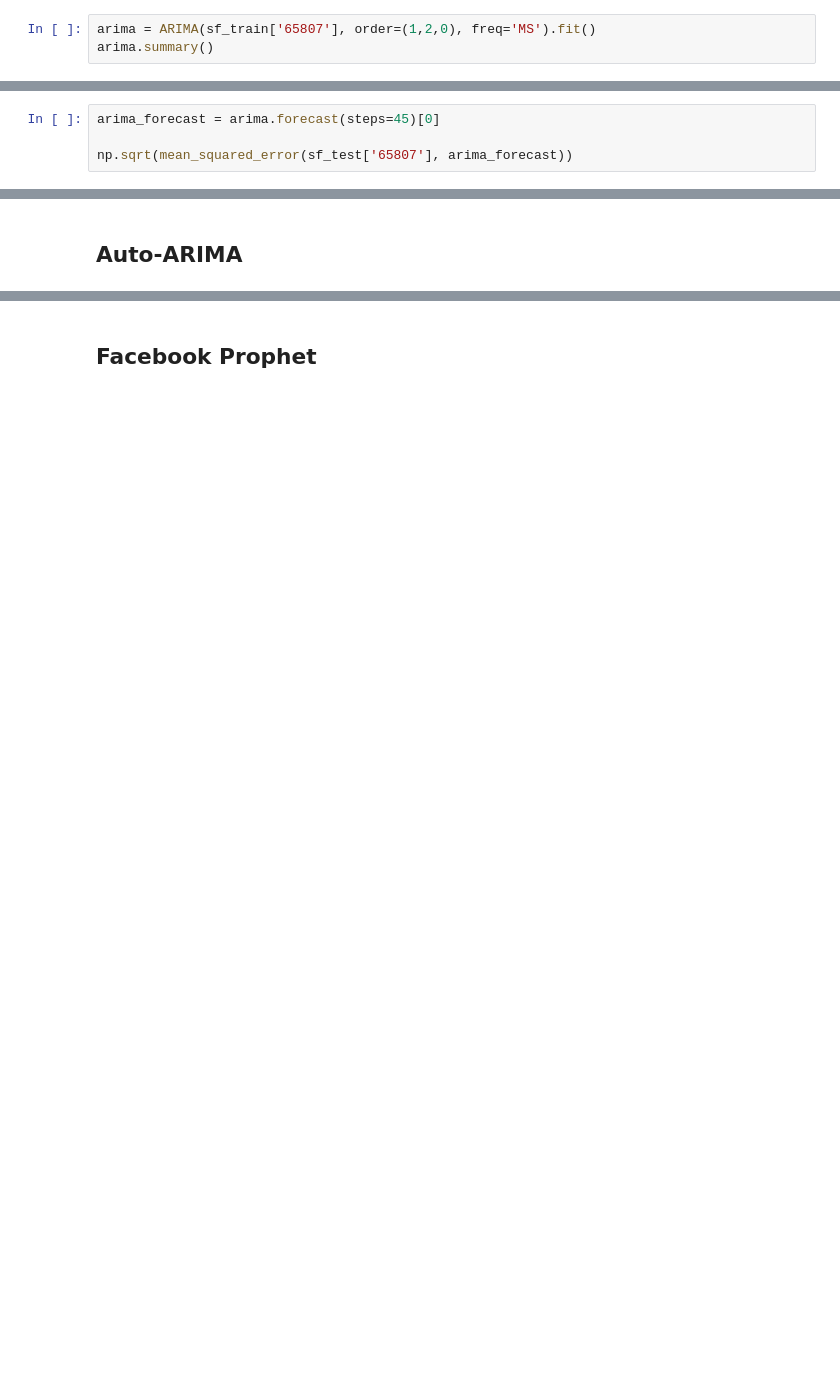
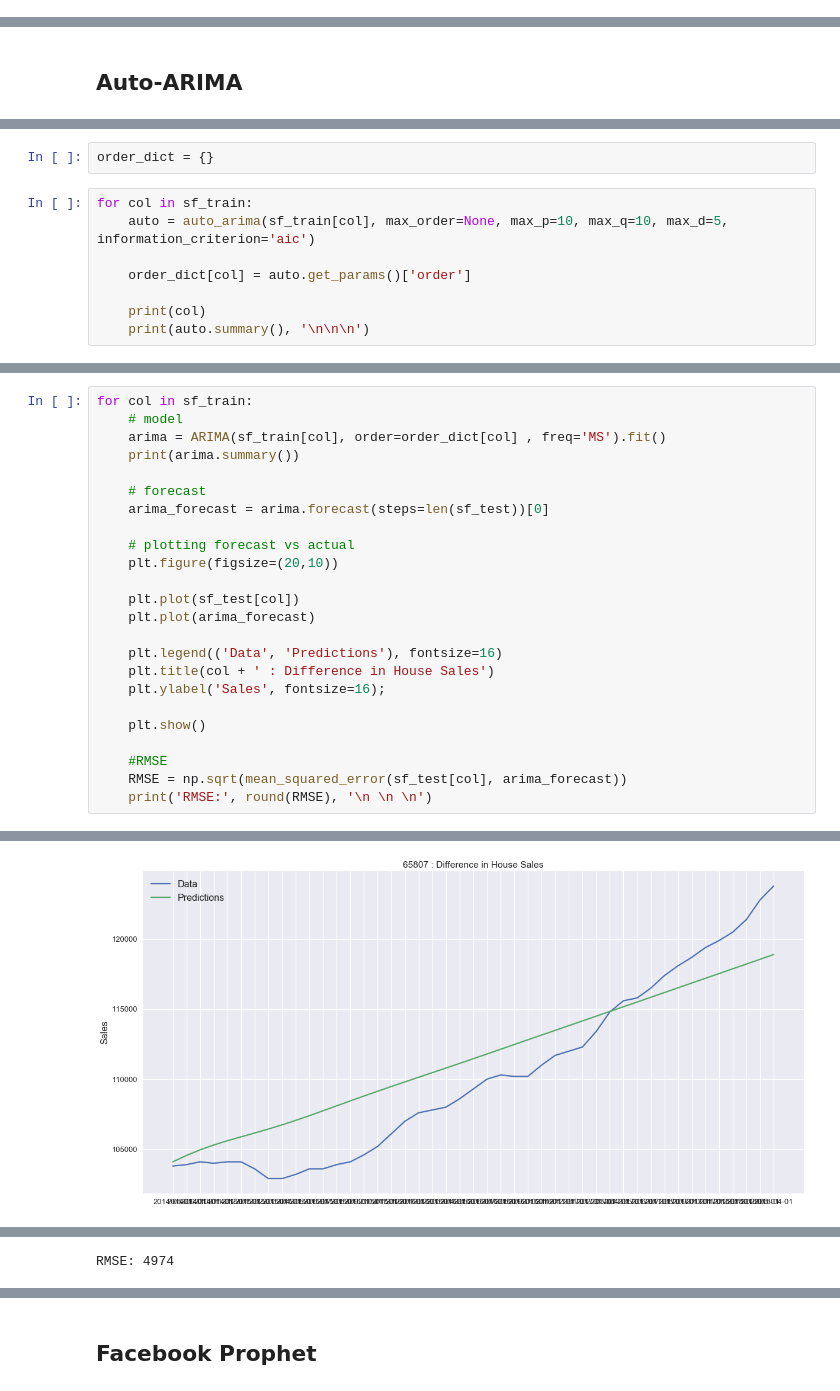
Before and after one commit to tjkim614/springfield_housing_analysis, a Jupyter notebook: 2-Modeling.ipynb, the cells around one changed output, grey strips where cells are left out. Saved outputs shown, nothing was run; the diff lists cells and outputs as text; blank space fills up the shorter version.

Commit message:
auto-arima

```diff
--- a/2-Modeling.ipynb
+++ b/2-Modeling.ipynb
@@ -424,3 +373,0 @@ RMSE: 29993
-# %%
-arima = ARIMA(sf_train['65807'], order=(1,2,0), freq='MS').fit()
-arima.summary()
@@ -442,4 +373,0 @@ Roots
-# %%
-arima_forecast = arima.forecast(steps=45)[0]
-
-np.sqrt(mean_squared_error(sf_test['65807'], arima_forecast))
@@ -460,0 +380,10 @@ plt.ylabel('Sales', fontsize=16);
+# %%
+order_dict = {}
+# %%
+for col in sf_train:
+    auto = auto_arima(sf_train[col], max_order=None, max_p=10, max_q=10, max_d=5, information_criterion='aic')
+
+    order_dict[col] = auto.get_params()['order']
+
+    print(col)
+    print(auto.summary(), '\n\n\n')
@@ -460,0 +419,25 @@ plt.ylabel('Sales', fontsize=16);
+# %%
+for col in sf_train:
+    # model
+    arima = ARIMA(sf_train[col], order=order_dict[col] , freq='MS').fit()
+    print(arima.summary())
+
+    # forecast
+    arima_forecast = arima.forecast(steps=len(sf_test))[0]
+
+    # plotting forecast vs actual
+    plt.figure(figsize=(20,10))
+
+    plt.plot(sf_test[col])
+    plt.plot(arima_forecast)
+
+    plt.legend(('Data', 'Predictions'), fontsize=16)
+    plt.title(col + ' : Difference in House Sales')
+    plt.ylabel('Sales', fontsize=16);
+
+    plt.show()
+
+    #RMSE
+    RMSE = np.sqrt(mean_squared_error(sf_test[col], arima_forecast))
+    print('RMSE:', round(RMSE), '\n \n \n')
+# %% [output]
@@ -460,0 +461 @@ plt.ylabel('Sales', fontsize=16);
+[figure, added]
@@ -460,0 +552 @@ plt.ylabel('Sales', fontsize=16);
+RMSE: 4974
```
Also changed, not shown: parts of 19 cells of this notebook, 1 other file.
